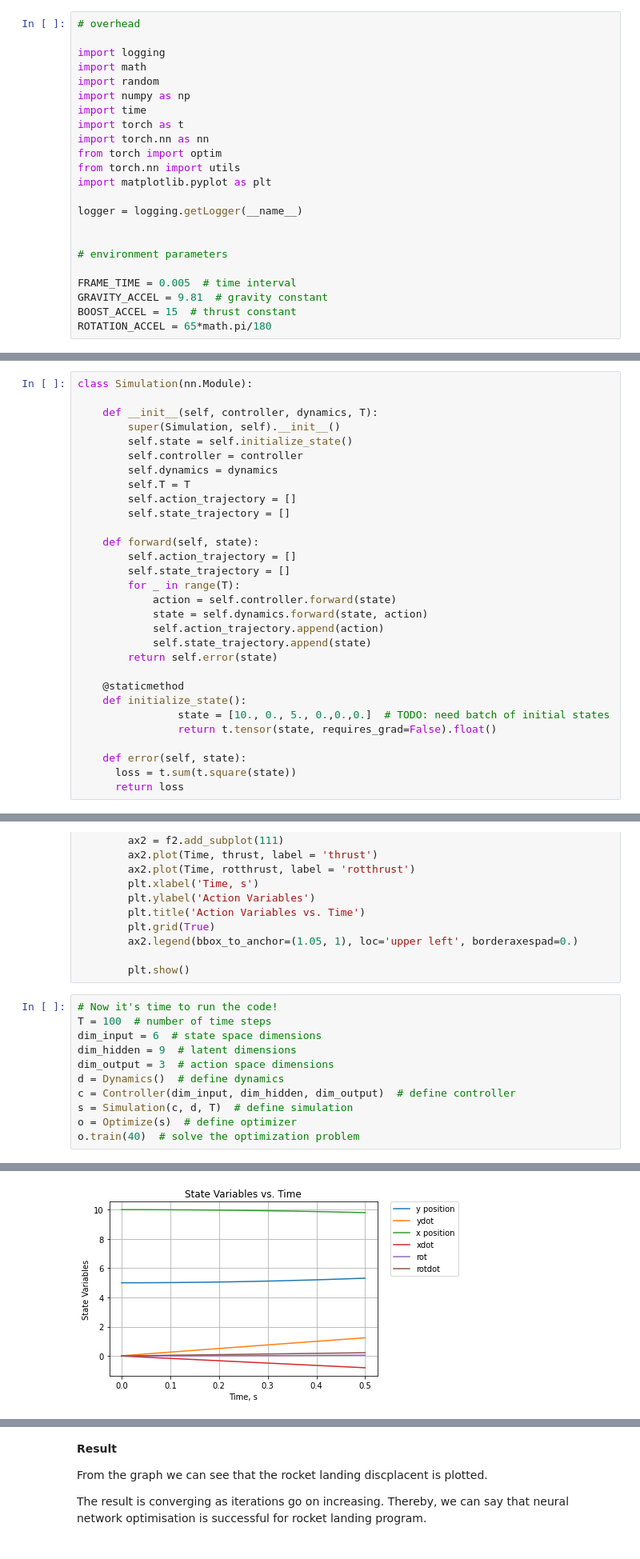
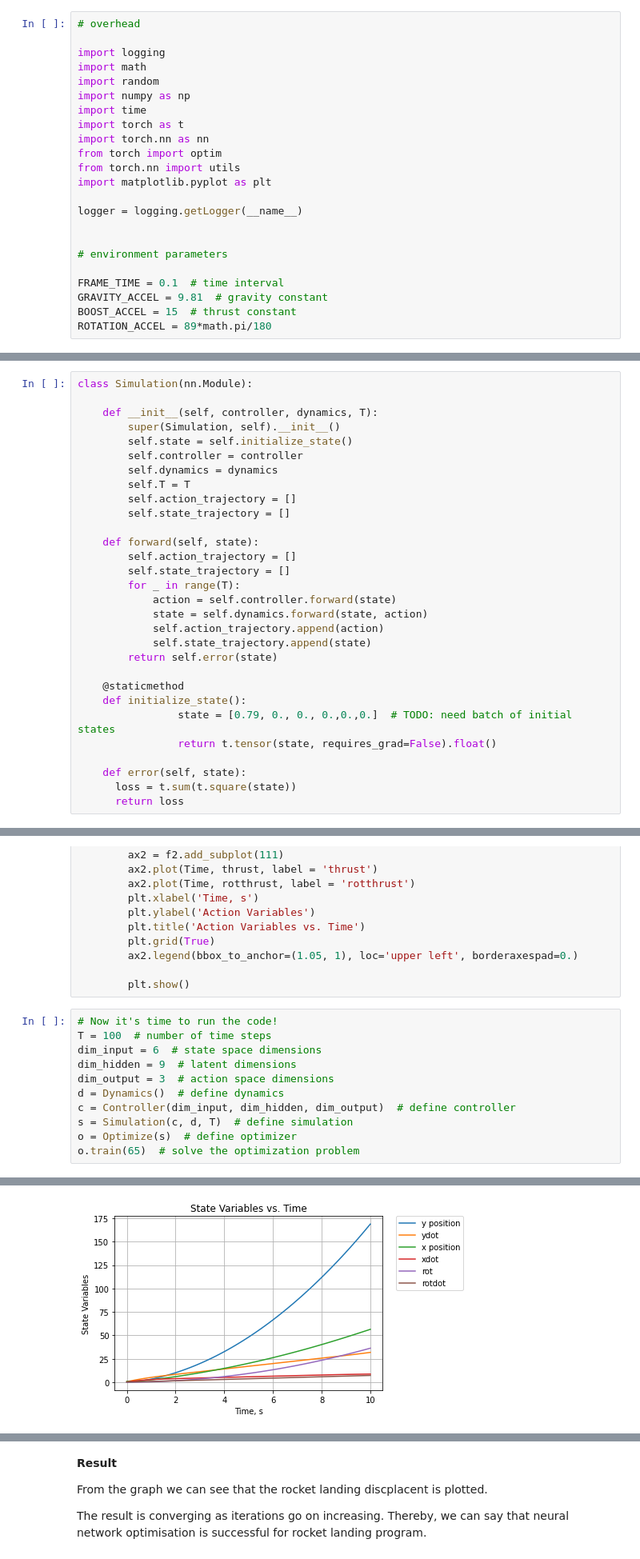
Before and after one commit to HarshalAH/MAE_598-Design_Optimisation, a Jupyter notebook: Project_1.ipynb, the cells around one changed output, grey strips where cells are left out. Shown at 80% size. Cells and saved outputs as stored; diff of their text form.

```diff
--- a/Project_1.ipynb
+++ b/Project_1.ipynb
@@ -76,10 +76,10 @@ logger = logging.getLogger(__name__)
 
 # environment parameters
 
-FRAME_TIME = 0.005  # time interval
+FRAME_TIME = 0.1  # time interval
 GRAVITY_ACCEL = 9.81  # gravity constant
 BOOST_ACCEL = 15  # thrust constant
-ROTATION_ACCEL = 65*math.pi/180
+ROTATION_ACCEL = 89*math.pi/180
 # %%
 # define system dynamics
 class Dynamics(nn.Module):
@@ -196,7 +196,7 @@ class Simulation(nn.Module):
 
     @staticmethod
     def initialize_state():
-                state = [10., 0., 5., 0.,0.,0.]  # TODO: need batch of initial states
+                state = [0.79, 0., 0., 0.,0.,0.]  # TODO: need batch of initial states
                 return t.tensor(state, requires_grad=False).float()
 
     def error(self, state):
@@ -276,6 +276,6 @@ d = Dynamics()  # define dynamics
 c = Controller(dim_input, dim_hidden, dim_output)  # define controller
 s = Simulation(c, d, T)  # define simulation
 o = Optimize(s)  # define optimizer
-o.train(40)  # solve the optimization problem
+o.train(65)  # solve the optimization problem
 # %% [output]
 - - - - - - - - - - - - - - - - - - - - - - - - - - - - - - - - - - - - - - - - - - - - - - - - - - - - - - - -
@@ -287 +287 @@ o.train(40)  # solve the optimization problem
-[figure, old version]
+[figure, new version]
```
Also changed, not shown: parts of 1 cell of this notebook.
